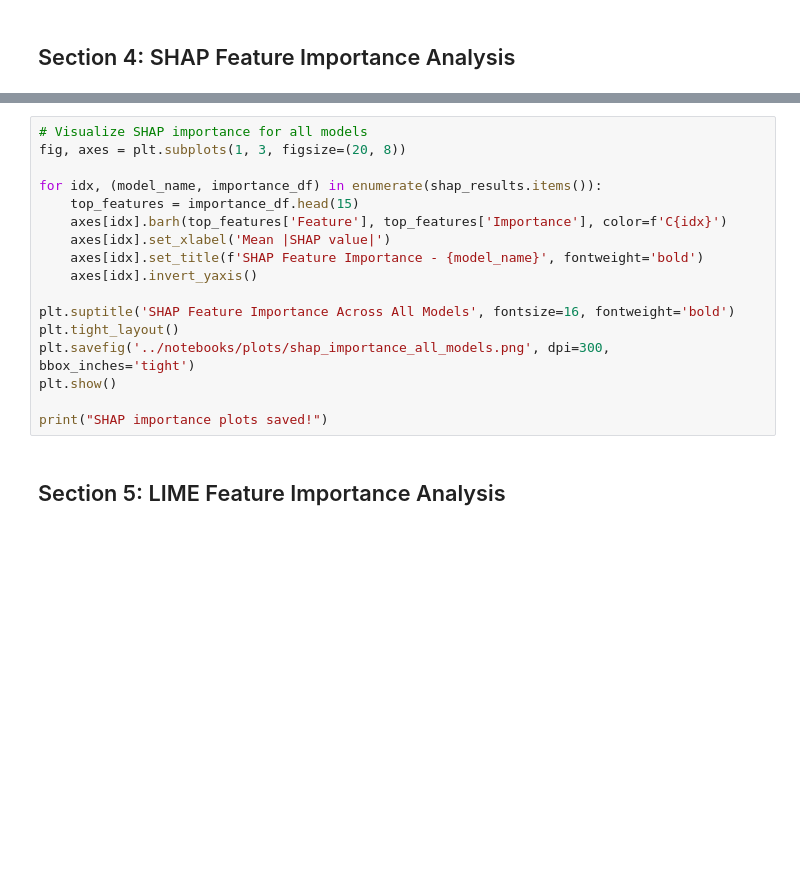
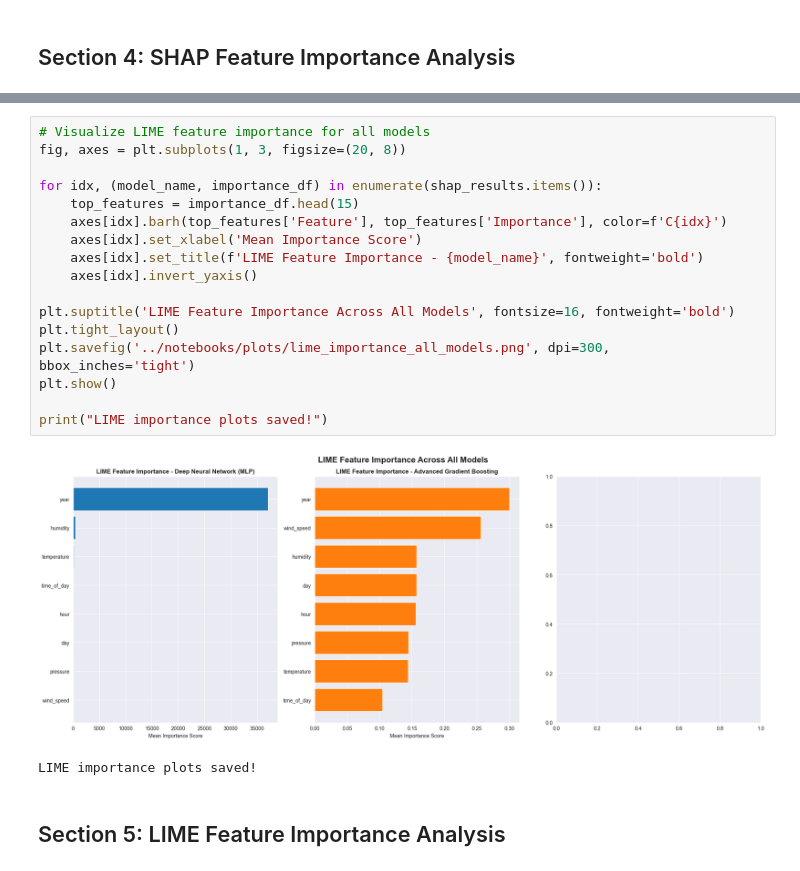
Before and after one commit to waniya-badar/aqi-karachi-predictor, a Jupyter notebook: notebooks/eda_and_explainability.ipynb, the cells around one changed output, grey strips where cells are left out. Cells and saved outputs as stored; diff of their text form; blank space fills up the shorter version.

```diff
--- a/notebooks/eda_and_explainability.ipynb
+++ b/notebooks/eda_and_explainability.ipynb
@@ -309,20 +766,23 @@ Error:
 # %%
-# Visualize SHAP importance for all models
+# Visualize LIME feature importance for all models
 fig, axes = plt.subplots(1, 3, figsize=(20, 8))
 
 for idx, (model_name, importance_df) in enumerate(shap_results.items()):
     top_features = importance_df.head(15)
     axes[idx].barh(top_features['Feature'], top_features['Importance'], color=f'C{idx}')
-    axes[idx].set_xlabel('Mean |SHAP value|')
-    axes[idx].set_title(f'SHAP Feature Importance - {model_name}', fontweight='bold')
+    axes[idx].set_xlabel('Mean Importance Score')
+    axes[idx].set_title(f'LIME Feature Importance - {model_name}', fontweight='bold')
     axes[idx].invert_yaxis()
 
-plt.suptitle('SHAP Feature Importance Across All Models', fontsize=16, fontweight='bold')
+plt.suptitle('LIME Feature Importance Across All Models', fontsize=16, fontweight='bold')
 plt.tight_layout()
-plt.savefig('../notebooks/plots/shap_importance_all_models.png', dpi=300, bbox_inches='tight')
+plt.savefig('../notebooks/plots/lime_importance_all_models.png', dpi=300, bbox_inches='tight')
 plt.show()
 
-print("SHAP importance plots saved!")
+print("LIME importance plots saved!")
+# %% [output]
+[figure, added]
+LIME importance plots saved!
 # %% [markdown]
 ## Section 5: LIME Feature Importance Analysis
 # %%
```
Also changed, not shown: parts of 13 cells of this notebook.
